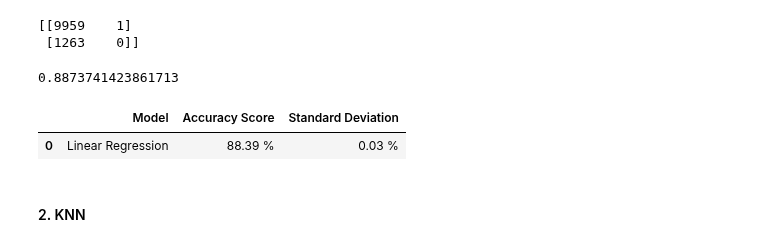
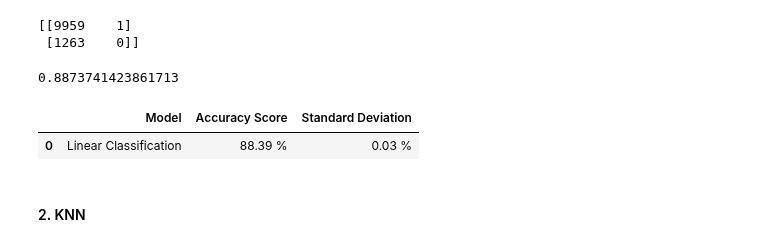
Before and after one commit to antoniobaricevic/ML_Bank-Marketing-Campaign, a Jupyter notebook: marketing_campaign.ipynb, the cells around one changed output. Drawn from its saved outputs; the diff is of its cells as text; code cells hidden in the pictures.

```diff
--- a/marketing_campaign.ipynb
+++ b/marketing_campaign.ipynb
@@ -743,12 +749,12 @@ accuracies = cross_val_score(estimator = log_classifier, X = X_train, y = y_trai
 accuracy_score_lin_reg = "{:.2f} %".format(accuracies.mean()*100)
 std_lin_reg = "{:.2f} %".format(accuracies.std()*100)
 # %%
-results_df = pd.DataFrame(data=[["Linear Regression", accuracy_score_lin_reg, std_lin_reg]],
+results_df = pd.DataFrame(data=[["Linear Classification", accuracy_score_lin_reg, std_lin_reg]],
                           columns=['Model', 'Accuracy Score', 'Standard Deviation'])
 results_df
 # %% [output]
 |  | Model | Accuracy Score | Standard Deviation |
-| 0 | Linear Regression | 88.39 % | 0.03 % |
+| 0 | Linear Classification | 88.39 % | 0.03 % |
 # %% [markdown]
 #### 2. KNN
 # %%
```
Also changed, not shown: parts of 26 cells of this notebook.
